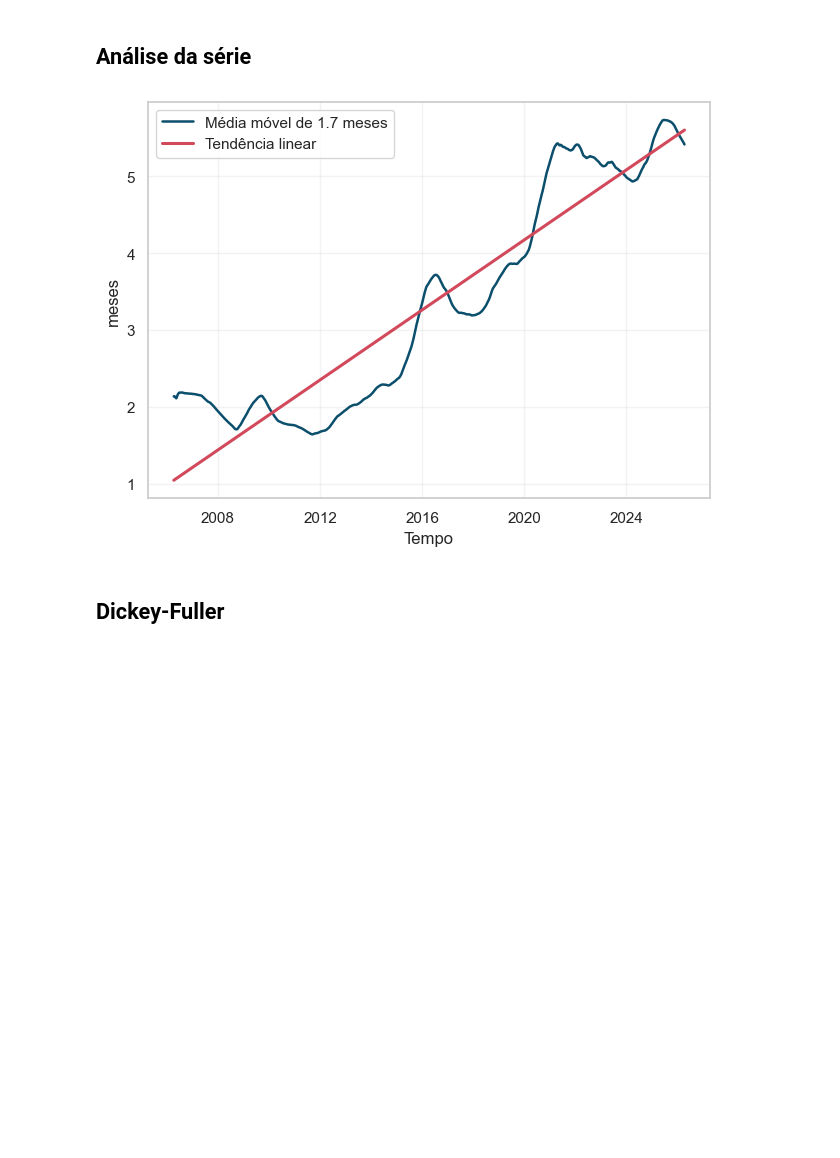
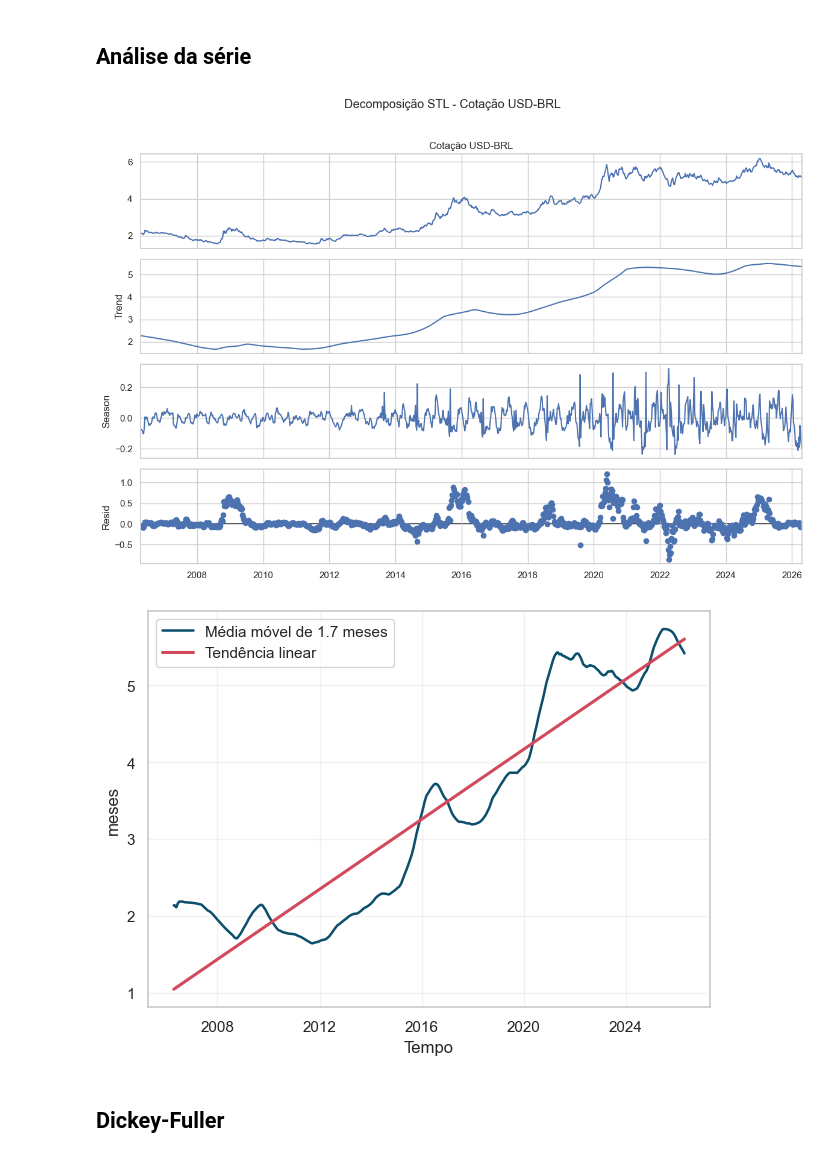
Before and after one commit to lfaoliveira/TRAB_SERIES_TEMP, a Jupyter notebook: main.ipynb, the cells around one changed output. Saved outputs shown, nothing was run; the diff lists cells and outputs as text; code cells hidden in the pictures; blank space fills up the shorter version.

```diff
--- a/main.ipynb
+++ b/main.ipynb
@@ -446,6 +471,7 @@ from pandas import PeriodIndex
 import pandas as pd
 from sklearn.linear_model import LinearRegression
 import numpy as np
+from statsmodels.tsa.seasonal import STL
 
 def calc_stats(df):
     window = int(360/7) #indice esta em dias, logo isso da 1/7 ano
@@ -514,41 +540,68 @@ def plot_regressao_linear_intervalo_total(
 
     y_pred = model.predict(x)
 
     sns.set_theme(style="whitegrid")
     fig, ax = plt.subplots(figsize=(12, 6))
     sns.lineplot(x=series.index, y=y, ax=ax, label="Serie observada", color="#0B4F6C", linewidth=1.8)
     sns.lineplot(x=series.index, y=y_pred, ax=ax, label="Regressao linear", color="#D1495B", linewidth=2.2)
 
     ax.set_title("Linha de tendência do intervalo total", fontsize=13, fontweight="bold")
     ax.set_xlabel("Tempo")
     ax.set_ylabel(value_col)
     ax.grid(True, alpha=0.25)
     ax.legend(loc="best")
 
     plt.tight_layout()
     plt.show()
     plt.close(fig)
 
     return model
 
 dolar_df: pd.DataFrame = dataset
 
-# dolar_index: PeriodIndex = PeriodIndex(dolar_df.index, freq="")
-# print(dolar_index)
+# Série numérica correta (em vez de lista de arrays)
+dolar_series: pd.Series = pd.to_numeric(dolar_df.iloc[:, 0], errors="coerce").dropna()
+dolar_series.index = pd.to_datetime(dolar_df.index)
+dolar_series = dolar_series.sort_index()
 
-dolar_series: pd.Series = pd.Series(list(dolar_df.values))
+def sazon(df: pd.DataFrame):
+    serie = pd.to_numeric(df.iloc[:, 0], errors="coerce").dropna()
+    serie.index = pd.to_datetime(df.index)
+    serie = serie.sort_index()
 
-def sazon(df: pd.DataFrame) -> None:
-    _ = df
+    freq = pd.infer_freq(serie.index)
+    if freq and "W" in freq:
+        period = 52
+    elif freq and "M" in freq:
+        period = 12
+    else:
+        period = 365
 
-def estacionaria(df: pd.DataFrame) -> None:
-    _ = df
+    stl = STL(serie, period=period, robust=True)
+    resultado_stl = stl.fit()
+
+    fig = resultado_stl.plot()
+    fig.set_size_inches(12, 8)
+    fig.suptitle("Decomposição STL - Cotação USD-BRL", y=1.02)
+    plt.tight_layout()
+    plt.show()
+
+    return resultado_stl
+
+def estacionaria(df: pd.DataFrame) -> pd.Series:
+    resultado_stl = sazon(df)
+    # Resíduo da STL costuma ser a parte mais próxima de estacionária
+    return resultado_stl.resid.dropna()
+
+# Plota componentes STL (observado, tendência, sazonalidade e resíduo)
+resultado_stl = sazon(dolar_df)
 
 
 calc_stats(dolar_df)
 # tendencia = plot_regressao_linear_intervalo_total(dataset)
 # %% [output]
-[figure, old version]
+[figure, new version]
+[figure, added]
 # %% [markdown]
 ## Dickey-Fuller
 # %%
```
Also changed, not shown: parts of 7 cells of this notebook, 2 other files.
